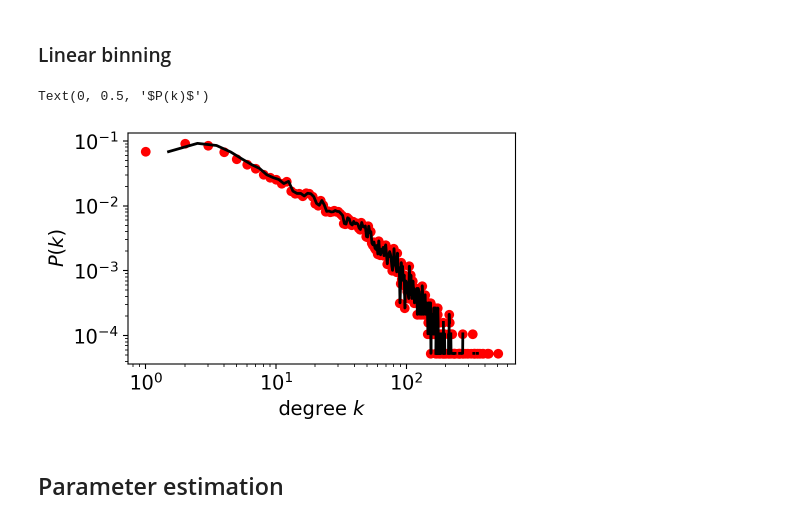
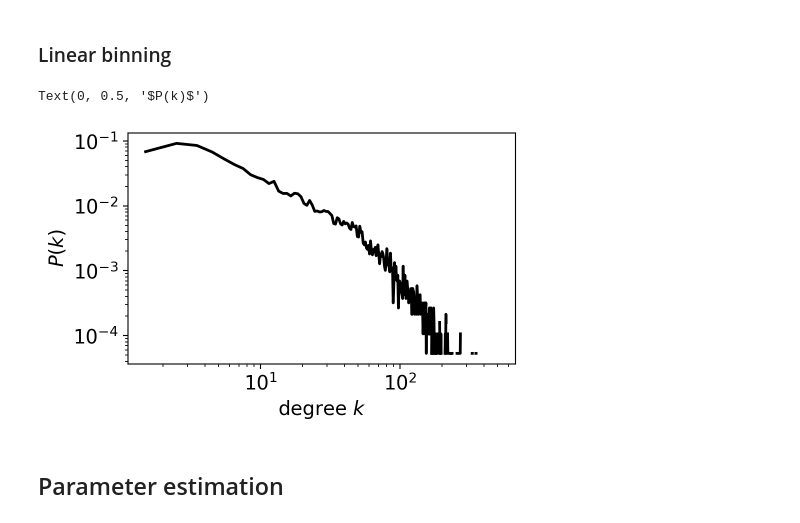
Before and after one commit to rschifan/avrc-2324, a Jupyter notebook: netsci/tutorials/src/05-powerlaw-fitting.ipynb, the cells around one changed output. Saved outputs shown, nothing was run; the diff lists cells and outputs as text; code cells hidden in the pictures.

```diff
--- a/netsci/tutorials/src/05-powerlaw-fitting.ipynb
+++ b/netsci/tutorials/src/05-powerlaw-fitting.ipynb
@@ -133,16 +121,16 @@ Text(0, 0.5, '$P(k)$')
 # %%
 plt.figure()
 plt.yscale('log')
 plt.xscale('log')
-plt.plot(x,y,'ro')
+# plt.plot(x,y,'ro')
 
 pwl.plot_pdf(degree, linear_bins=True, color='black', linewidth=2)
 
 plt.xlabel('degree $k$')
 plt.ylabel('$P(k)$')
 # %% [output]
 Text(0, 0.5, '$P(k)$')
-[figure, old version]
+[figure, new version]
 # %% [markdown]
 ## Parameter estimation
 # %% [markdown]
```
Also changed, not shown: parts of 6 cells of this notebook, 51 other files.
